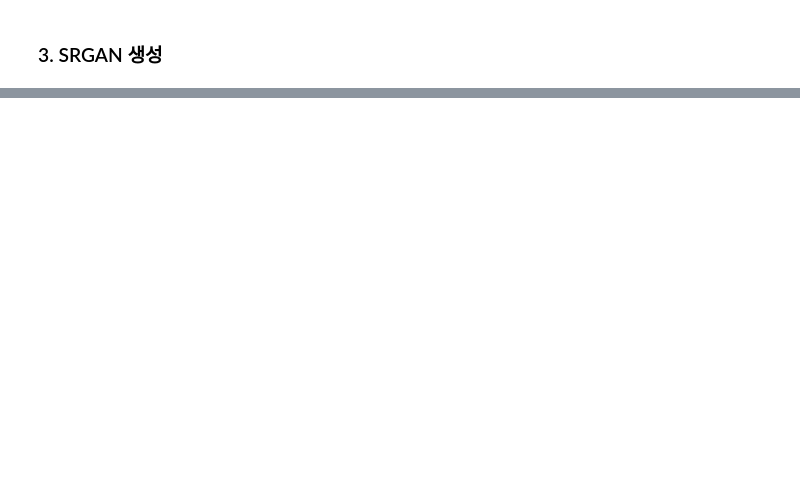
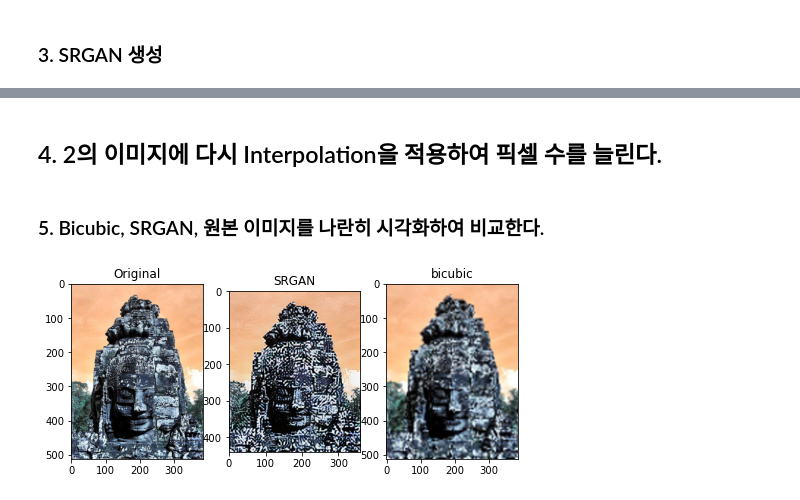
Before and after one commit to JeongeunJPark/AIFFEL_EX16_SRCNN, a Jupyter notebook: Exploration 16_흐린 사진을 선명하게.ipynb, the cells around one changed output, grey strips where cells are left out. Cells and saved outputs as stored; diff of their text form; code cells hidden in the pictures; blank space fills up the shorter version.

```diff
--- a/Exploration 16_흐린 사진을 선명하게.ipynb
+++ b/Exploration 16_흐린 사진을 선명하게.ipynb
@@ -255,0 +82,8 @@ NameError: name 'layers' is not defined
+# %%
+import tensorflow as tf
+
+import os
+import numpy as np
+
+model_file = os.getenv('HOME') + '/SUBMIT_MISSION_GIT/ex16_Gan/Data/srgan_G.h5'
+srgan = tf.keras.models.load_model(model_file)
@@ -255,0 +118,32 @@ NameError: name 'layers' is not defined
+# %%
+srgan_from_bicubic = apply_srgan(bicubic_origin)
+# %% [markdown]
+## 4. 2의 이미지에 다시 Interpolation을 적용하여 픽셀 수를 늘린다.
+# %%
+def interpolation_xn(image, n):
+    new_image = cv2.resize(
+    image,
+    dsize=(origin_shape[1]//n, origin_shape[0]//n))
+
+    upsample = cv2.resize(
+    new_image,
+    dsize=(origin_shape[1], origin_shape[0]),
+    interpolation = cv2.INTER_CUBIC)
+    return upsample
+# %%
+re_origin = interpolation_xn(bicubic_origin, 4)
+# %% [markdown]
+### 5. Bicubic, SRGAN, 원본 이미지를 나란히 시각화하여 비교한다.
+# %%
+#처리한 데이터를 시각화 할 수 있도록 적용한다.
+
+images=[origin, srgan_from_bicubic, re_origin]
+titles=['Original', 'SRGAN', 'bicubic']
+
+plt.figure(figsize=(8,5))
+for i, (image, title) in enumerate(zip(images,titles)):
+    plt.subplot(1,3,i+1)
+    plt.imshow(image)
+    plt.title(title)
+# %% [output]
+[figure, added]
```
Also changed, not shown: parts of 26 cells of this notebook.
